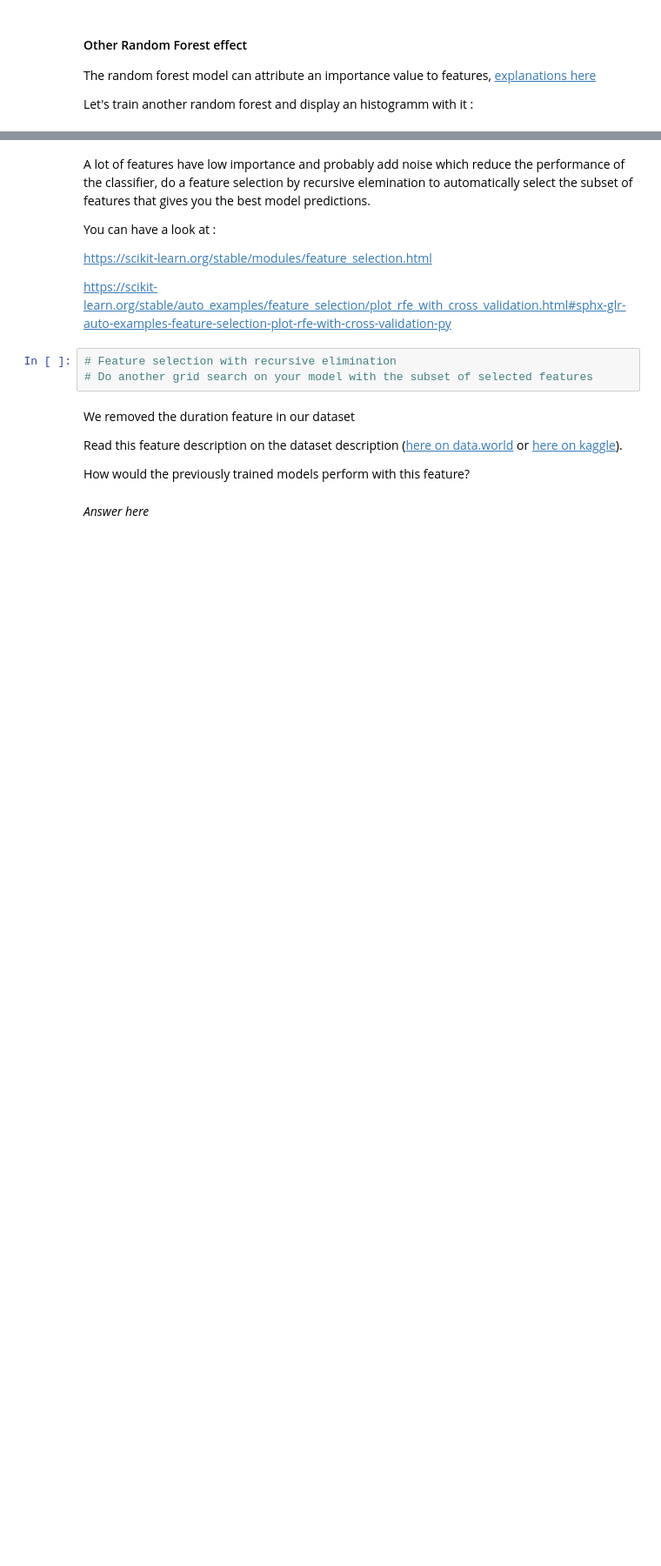
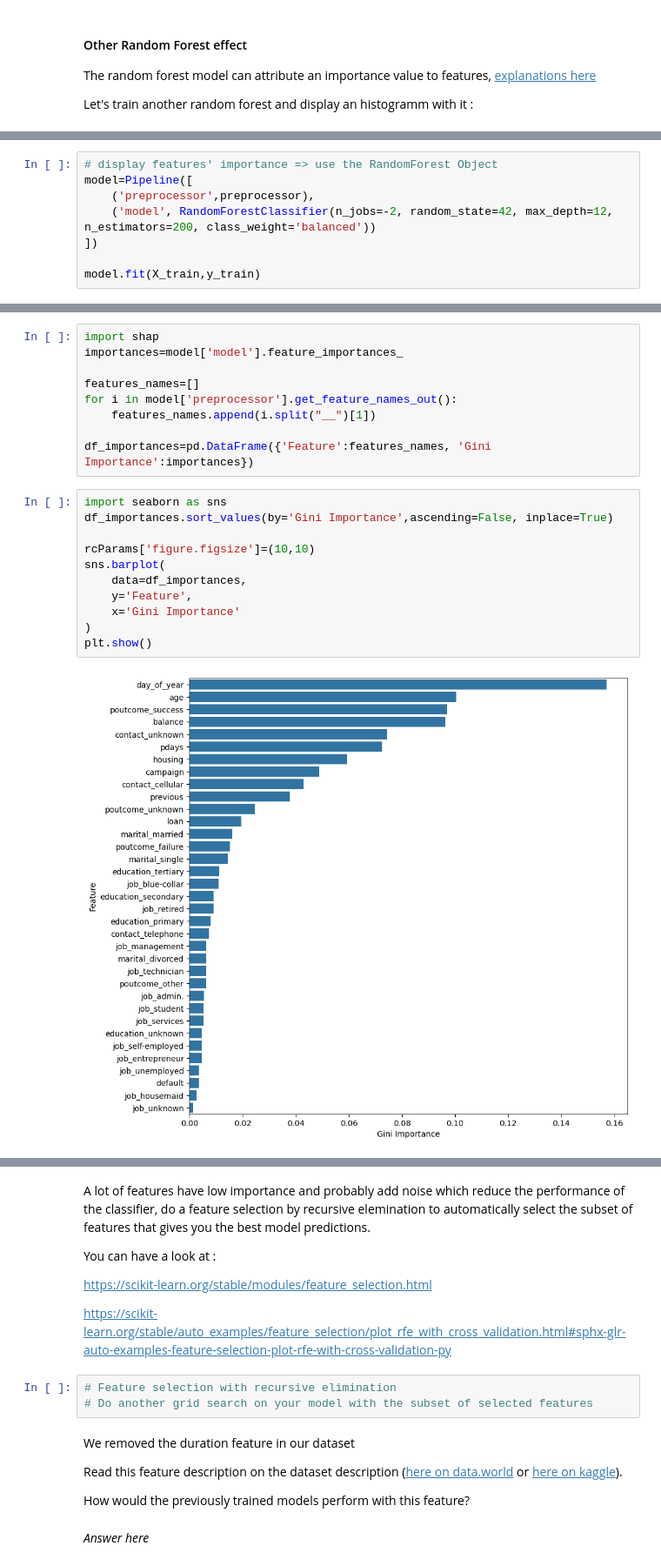
Before and after one commit to ThibaultLaunois/CampNum-12_ML2_Classification_and_Clustering, a Jupyter notebook: ML2.2_ensemble_methods_intro/notebooks/EnsembleLearning_v2.ipynb, the cells around one changed output, grey strips where cells are left out. Shown at 87% size. Saved outputs shown, nothing was run; the diff lists cells and outputs as text; blank space fills up the shorter version.

Commit message:
feat: add it2 hist of feature importance

```diff
--- a/ML2.2_ensemble_methods_intro/notebooks/EnsembleLearning_v2.ipynb
+++ b/ML2.2_ensemble_methods_intro/notebooks/EnsembleLearning_v2.ipynb
@@ -504,0 +639,8 @@ Let's train another random forest and display an histogramm with it :
+# %%
+# display features' importance => use the RandomForest Object
+model=Pipeline([
+    ('preprocessor',preprocessor),
+    ('model', RandomForestClassifier(n_jobs=-2, random_state=42, max_depth=12, n_estimators=200, class_weight='balanced'))
+])
+
+model.fit(X_train,y_train)
@@ -505 +665,23 @@ Let's train another random forest and display an histogramm with it :
+# %%
+import shap
+importances=model['model'].feature_importances_
+
+features_names=[]
+for i in model['preprocessor'].get_feature_names_out():
+    features_names.append(i.split("__")[1])
+
+df_importances=pd.DataFrame({'Feature':features_names, 'Gini Importance':importances})
+# %%
+import seaborn as sns
+df_importances.sort_values(by='Gini Importance',ascending=False, inplace=True)
+
+rcParams['figure.figsize']=(10,10)
+sns.barplot(
+    data=df_importances,
+    y='Feature',
+    x='Gini Importance'
+)
+plt.show()
+# %% [output]
+[figure, added]
 # %% [markdown]
```
Also changed, not shown: parts of 21 cells of this notebook.
